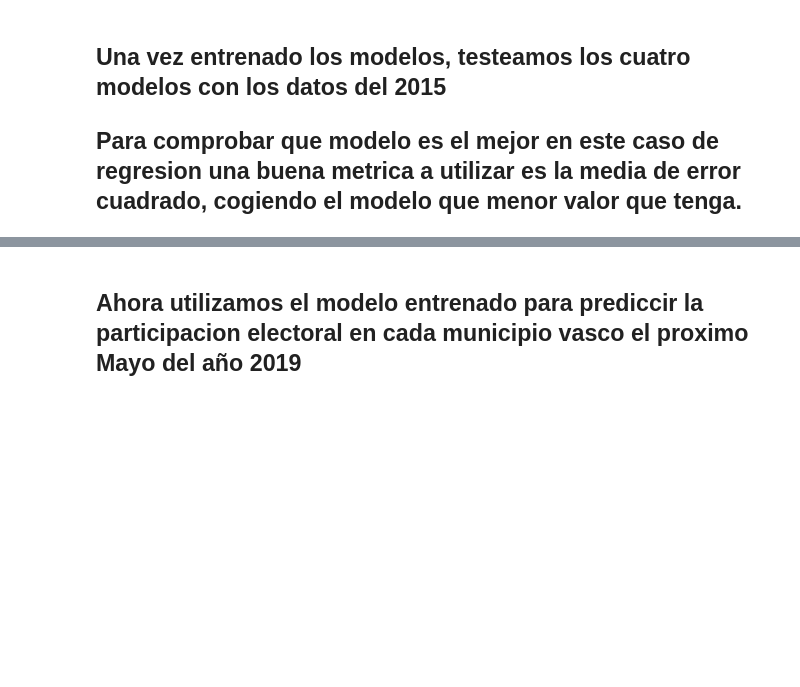
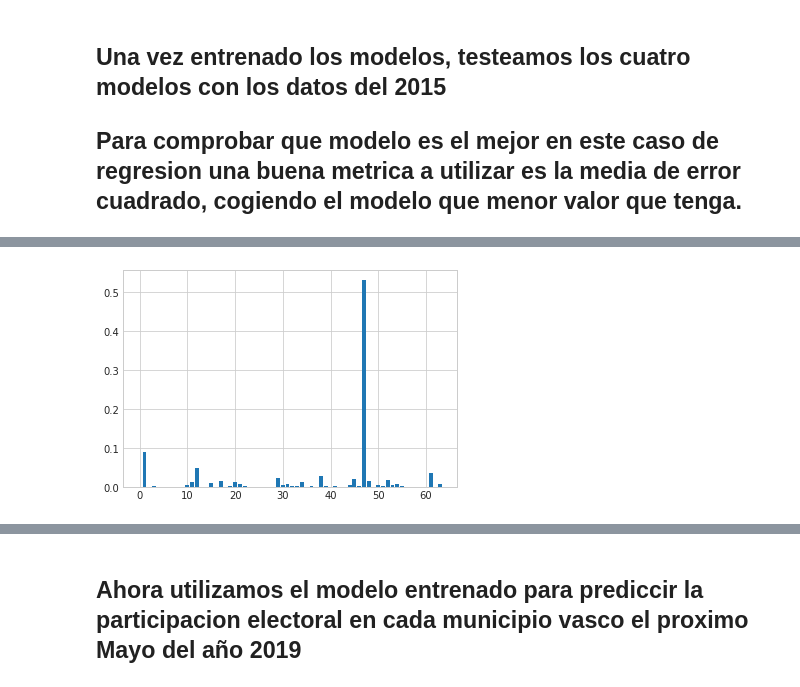
Before and after one commit to UrtziFM/TFM-How-AI-can-finish-with-politicians, a Jupyter notebook: Fifth Step - Making Predictions with Regressions for 2019 participation.ipynb, the cells around one changed output, grey strips where cells are left out. Saved outputs shown, nothing was run; the diff lists cells and outputs as text; code cells hidden in the pictures; blank space fills up the shorter version.

```diff
--- a/Fifth Step - Making Predictions with Regressions for 2019 participation.ipynb
+++ b/Fifth Step - Making Predictions with Regressions for 2019 participation.ipynb
@@ -191,3 +270,8 @@ mean_squared_error(df_2013['2015_elecc'],d_model.predict(X1))
+# %%
+pyplot.bar(range(len(d_model.feature_importances_)), d_model.feature_importances_)
+pyplot.show()
+# %% [output]
+[figure, added]
 # %%
 mean_squared_error(df_2013['2015_elecc'],k_model.predict(X1))
 # %% [output]
```
Also changed, not shown: parts of 30 cells of this notebook, 2 other files.
